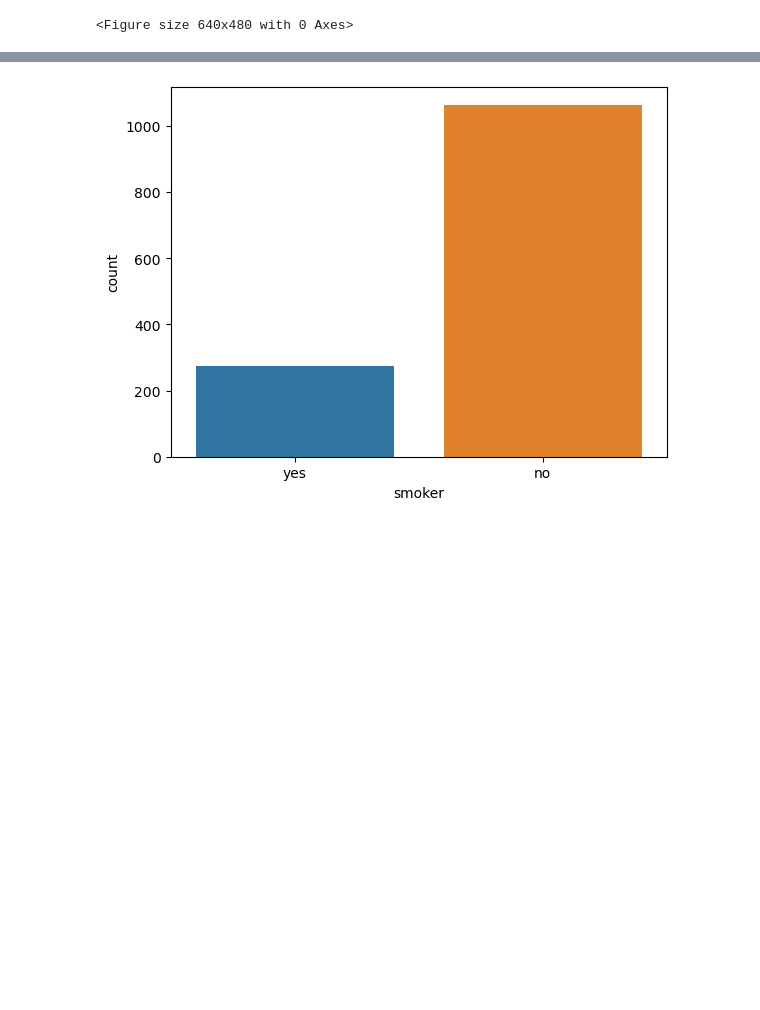
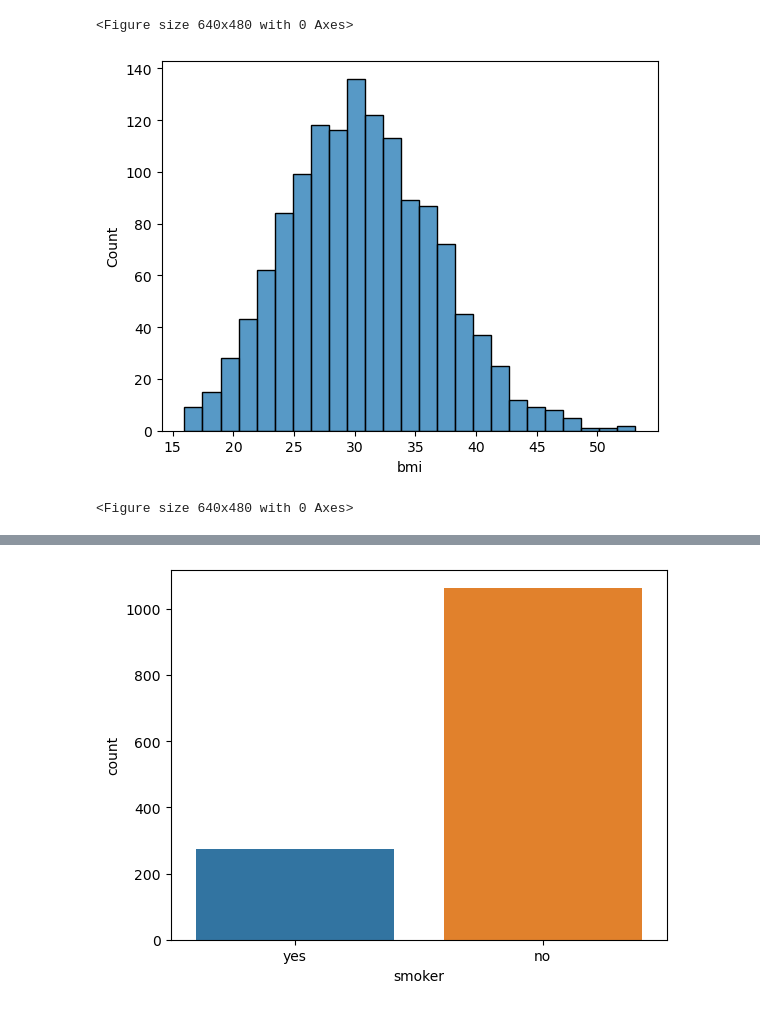
Before and after one commit to willvelida/medical-insurance-costs-project, a Jupyter notebook: US Medical Insurance Costs Project.ipynb, the cells around one changed output, grey strips where cells are left out. Cells and saved outputs as stored; diff of their text form; code cells hidden in the pictures; blank space fills up the shorter version.

Commit message:
Adding graphs

```diff
--- a/US Medical Insurance Costs Project.ipynb
+++ b/US Medical Insurance Costs Project.ipynb
@@ -64,3 +64,11 @@ plt.clf()
 # %% [output]
 [figure]
 <Figure size 640x480 with 0 Axes>
+# %%
+# histogram for bmi values
+sns.histplot(x='bmi',data=raw_insurance_df)
+plt.show()
+plt.clf()
+# %% [output]
+[figure, added]
+<Figure size 640x480 with 0 Axes>
```
Also changed, not shown: parts of 9 cells of this notebook.
